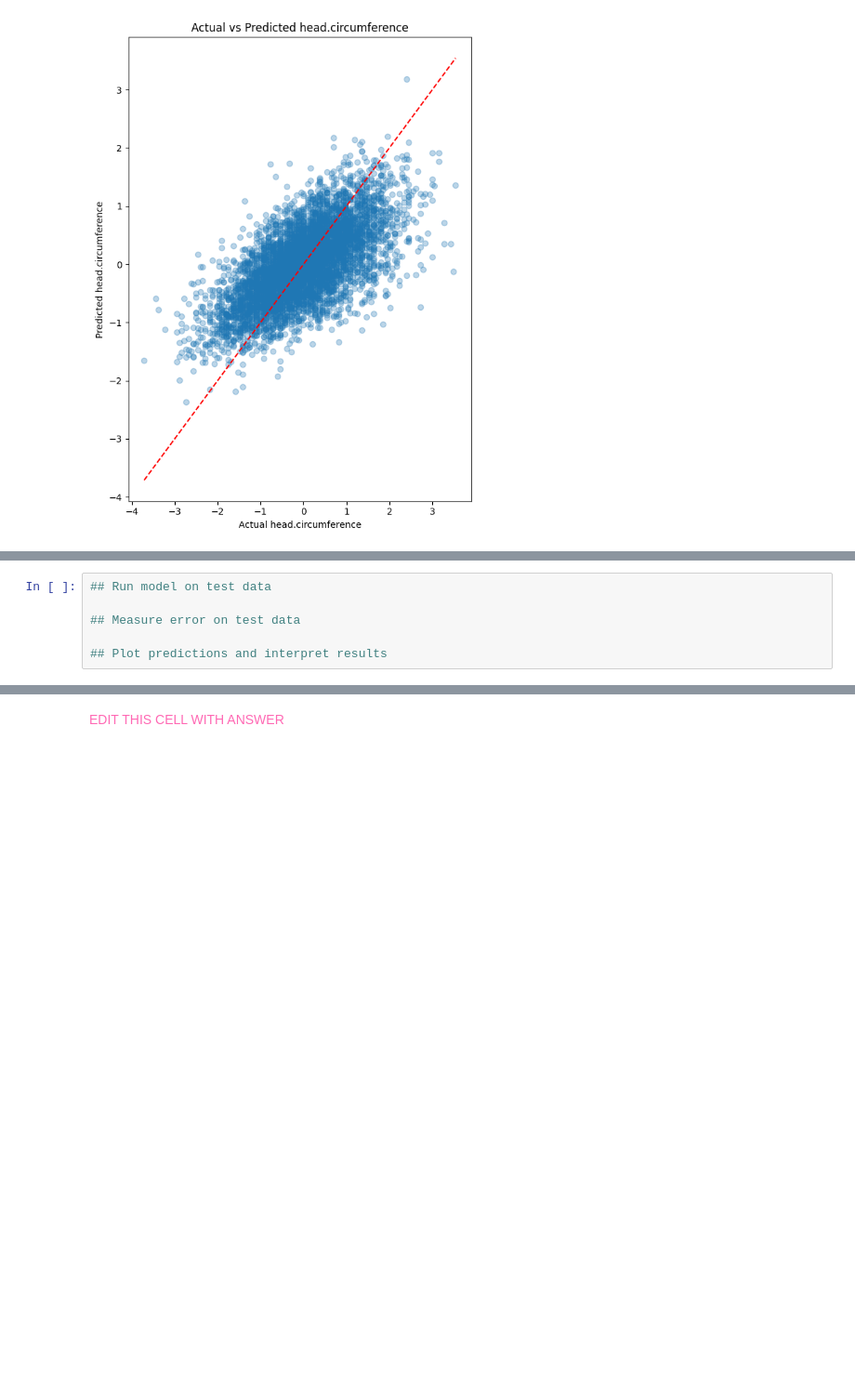
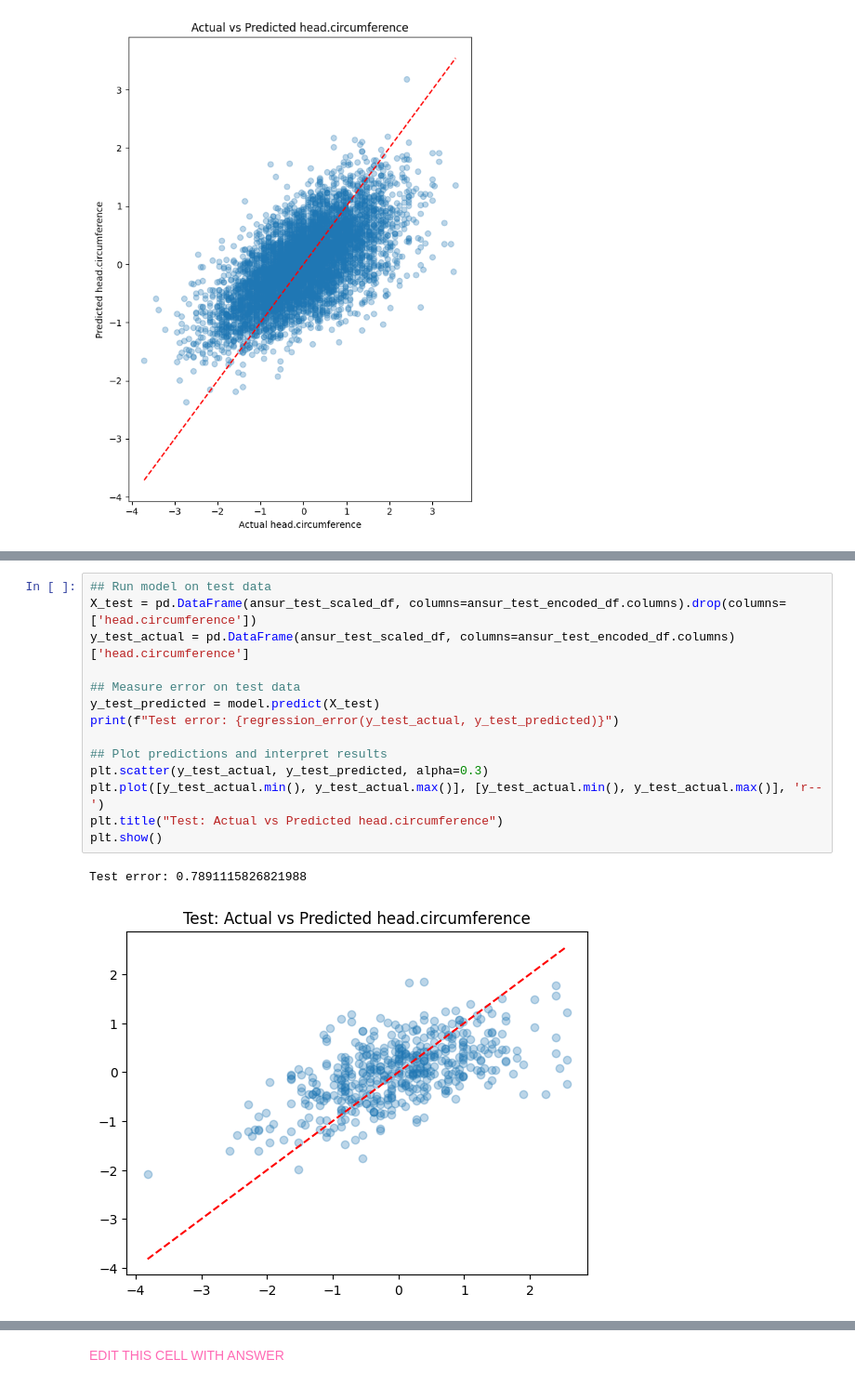
Before and after one commit to KAZIARSH-AI-ML-SPRING2026/KAZHomework06, a Jupyter notebook: Homework06.ipynb, the cells around one changed output, grey strips where cells are left out. Shown at 93% size. Saved outputs shown, nothing was run; the diff lists cells and outputs as text; blank space fills up the shorter version.

```diff
--- a/Homework06.ipynb
+++ b/Homework06.ipynb
@@ -255,9 +253,20 @@ ValueError: Found unknown categories ['F', 'M'] in column 0 during transform
-# %%
-## Run model on test data
-
-## Measure error on test data
-
-## Plot predictions and interpret results
+# %%
+## Run model on test data
+X_test = pd.DataFrame(ansur_test_scaled_df, columns=ansur_test_encoded_df.columns).drop(columns=['head.circumference'])
+y_test_actual = pd.DataFrame(ansur_test_scaled_df, columns=ansur_test_encoded_df.columns)['head.circumference']
+
+## Measure error on test data
+y_test_predicted = model.predict(X_test)
+print(f"Test error: {regression_error(y_test_actual, y_test_predicted)}")
+
+## Plot predictions and interpret results
+plt.scatter(y_test_actual, y_test_predicted, alpha=0.3)
+plt.plot([y_test_actual.min(), y_test_actual.max()], [y_test_actual.min(), y_test_actual.max()], 'r--')
+plt.title("Test: Actual vs Predicted head.circumference")
+plt.show()
+# %% [output]
+Test error: 0.7891115826821988
+[figure, added]
 # %% [markdown]
 ### Interpretation
 
```
Also changed, not shown: parts of 3 cells of this notebook.
